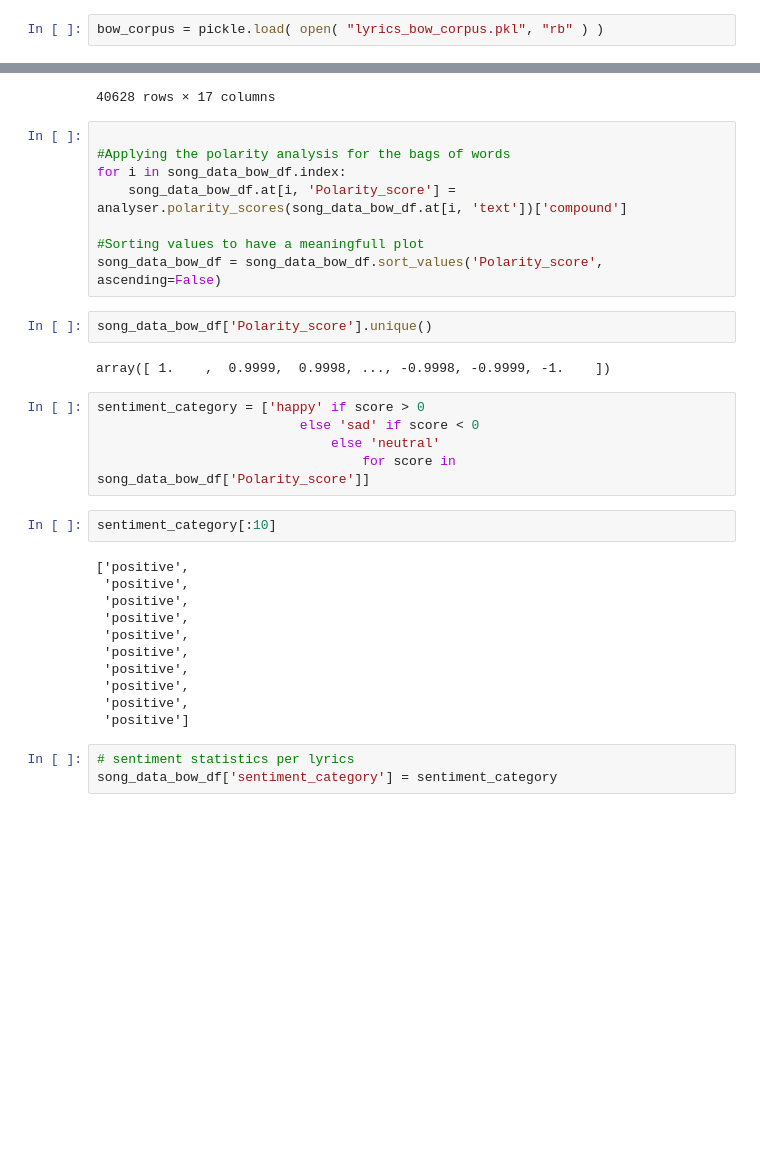
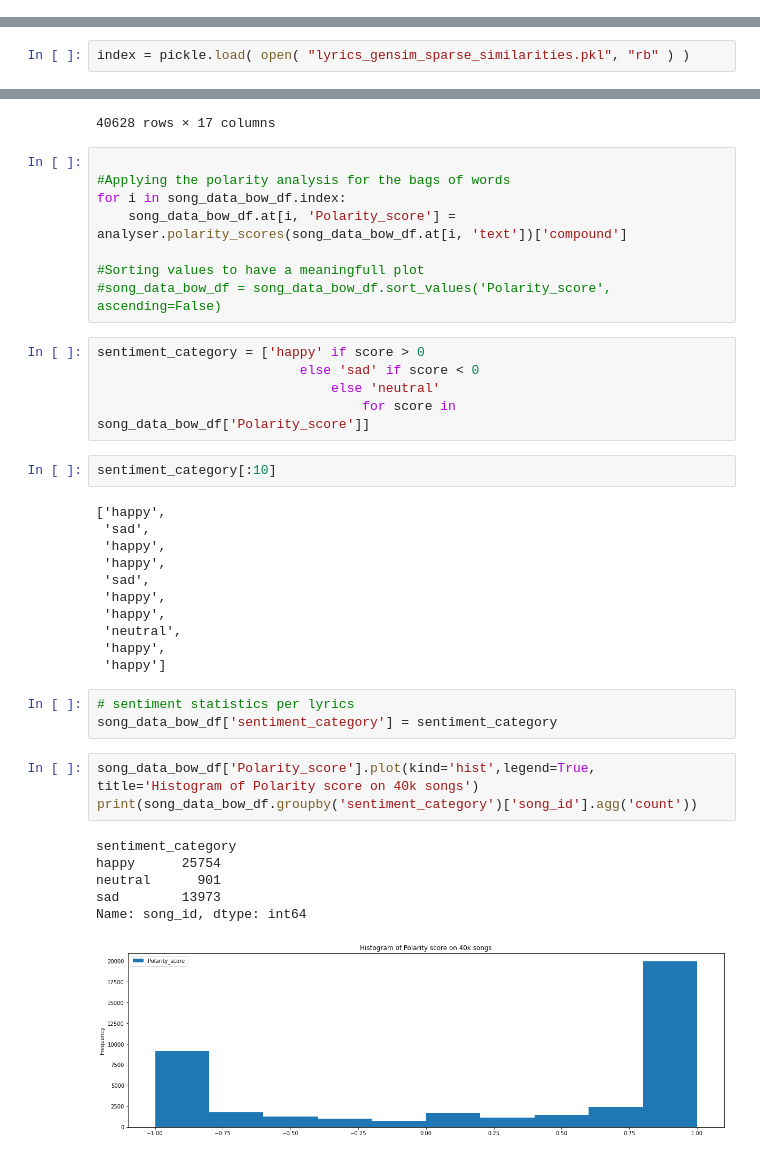
Before and after one commit to vrlnarayana/capstone-gl, a Jupyter notebook: lakshminarayanan_vader_sentiment_based_analysis_and_content_based_filtering_using_gensim.ipynb, the cells around one changed output, grey strips where cells are left out. Saved outputs shown, nothing was run; the diff lists cells and outputs as text; blank space fills up the shorter version.

Commit message:
Updated: pickling of data, changes to vader sentiment code, histogram

```diff
--- a/lakshminarayanan_vader_sentiment_based_analysis_and_content_based_filtering_using_gensim.ipynb
+++ b/lakshminarayanan_vader_sentiment_based_analysis_and_content_based_filtering_using_gensim.ipynb
@@ -260,5 +250,3 @@ pickle.dump(bow_corpus,open( lyrics_bow_corpus_pkl, "wb" ))
-# %%
-bow_corpus = pickle.load( open( "lyrics_bow_corpus.pkl", "rb" ) )
 # %%
 # MODEL
 from gensim import models
@@ -288,3 +280,5 @@ index = similarities.SparseMatrixSimilarity(tfidf[bow_corpus], num_features=len(
+# %%
+index = pickle.load( open( "lyrics_gensim_sparse_similarities.pkl", "rb" ) )
 # %%
 # testing
 query_document = "The Rest of the Night".lower().split()
@@ -359,11 +353,7 @@ for i in song_data_bow_df.index:
     song_data_bow_df.at[i, 'Polarity_score'] = analyser.polarity_scores(song_data_bow_df.at[i, 'text'])['compound']
 
 #Sorting values to have a meaningfull plot
-song_data_bow_df = song_data_bow_df.sort_values('Polarity_score', ascending=False)
+#song_data_bow_df = song_data_bow_df.sort_values('Polarity_score', ascending=False)
-# %%
-song_data_bow_df['Polarity_score'].unique()
-# %% [output]
-array([ 1.    ,  0.9999,  0.9998, ..., -0.9998, -0.9999, -1.    ])
 # %%
 sentiment_category = ['happy' if score > 0
                           else 'sad' if score < 0
@@ -372,16 +362,26 @@ sentiment_category = ['happy' if score > 0
 # %%
 sentiment_category[:10]
 # %% [output]
-['positive',
- 'positive',
- 'positive',
- 'positive',
- 'positive',
- 'positive',
- 'positive',
- 'positive',
- 'positive',
- 'positive']
+['happy',
+ 'sad',
+ 'happy',
+ 'happy',
+ 'sad',
+ 'happy',
+ 'happy',
+ 'neutral',
+ 'happy',
+ 'happy']
 # %%
 # sentiment statistics per lyrics
 song_data_bow_df['sentiment_category'] = sentiment_category
+# %%
+song_data_bow_df['Polarity_score'].plot(kind='hist',legend=True, title='Histogram of Polarity score on 40k songs')
+print(song_data_bow_df.groupby('sentiment_category')['song_id'].agg('count'))
+# %% [output]
+sentiment_category
+happy      25754
+neutral      901
+sad        13973
+Name: song_id, dtype: int64
+[figure, added]
```
Also changed, not shown: parts of 10 cells of this notebook.
